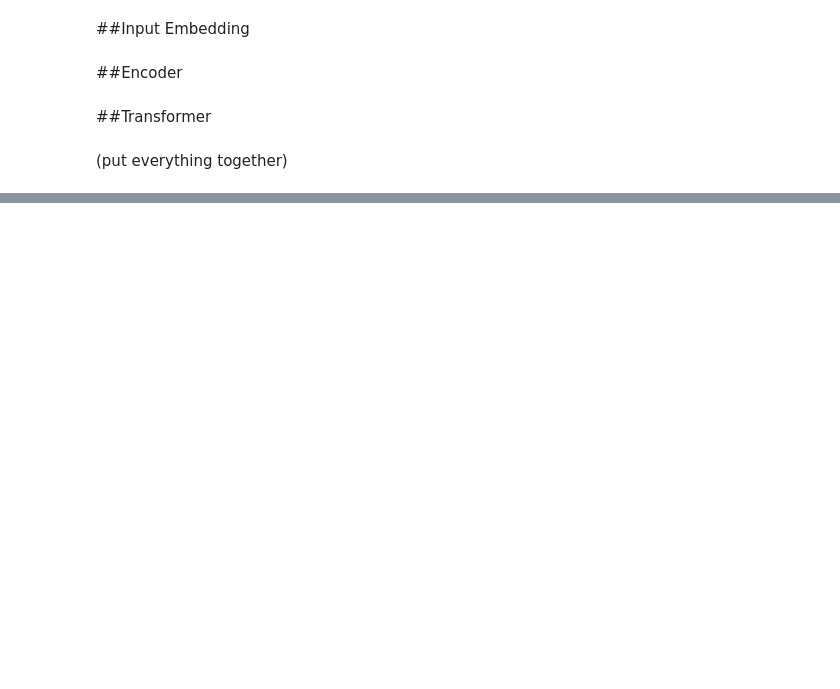
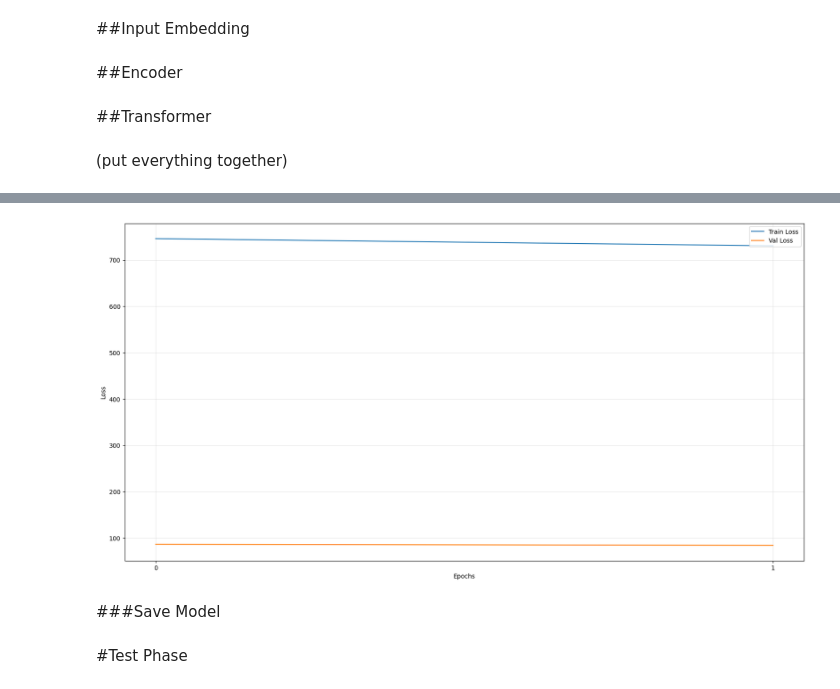
Before and after one commit to Sassotek/Mechanistic-Interpretability-for-Vision-Models-Optimization, a Jupyter notebook: Mechanistic_Interpretability_for_Vision_Models_Optimization_code.ipynb, the cells around one changed output, grey strips where cells are left out. Drawn from its saved outputs; the diff is of its cells as text; code cells hidden in the pictures; blank space fills up the shorter version.

```diff
--- a/Mechanistic_Interpretability_for_Vision_Models_Optimization_code.ipynb
+++ b/Mechanistic_Interpretability_for_Vision_Models_Optimization_code.ipynb
@@ -401,0 +949,20 @@ tensor([[[-0.8716, -1.0013, -1.4098,  ...,  0.8561, -0.5967,  0.6804],
+# %%
+#model = Vit(n_encoders=n_encoders, latent_size=latent_size, n_classes=n_classes, dropout = dropout, device=device)
+
+
+##--------- modello nuovo di prova
+model_test = VisionTransformer(image_size,
+                               temp_batch_size,
+                               n_channels,
+                               n_classes,
+                               latent_size,
+                               n_encoders,
+                               n_heads,
+                               MLP_DIM,
+                               dropout).to(device)
+
+loss = nn.CrossEntropyLoss()
+learning_rate = 0.0001
+
+##aggiornato con model_test
+optimizer = torch.optim.Adam(model_test.parameters(), lr=learning_rate)
@@ -401,0 +1446,22 @@ tensor([[[-0.8716, -1.0013, -1.4098,  ...,  0.8561, -0.5967,  0.6804],
+# %%
+#VisionTransformer_ 10.8% LR: 0.#Train and Validation Loss
+
+list_epochs=list(range(0,len(loss_train_list)))
+plt.figure(figsize=(20, 10))
+plt.plot(loss_train_list, label="Train Loss")
+plt.plot(loss_val_list, label="Val Loss")
+plt.legend(loc="upper right")
+plt.xlabel("Epochs")
+plt.ylabel("Loss")
+plt.xticks(list_epochs)
+plt.grid(linestyle='-',alpha=0.3)
+# Logaritmic axis for y
+
+
+plt.grid(linestyle='-',alpha=0.3)
+plt.show()
+#
+# %% [output]
+[figure, added]
+# %% [markdown]
+###Save Model
@@ -401,0 +1475,2 @@ tensor([[[-0.8716, -1.0013, -1.4098,  ...,  0.8561, -0.5967,  0.6804],
+# %% [markdown]
+#Test Phase
```
Also changed, not shown: parts of 49 cells of this notebook.
